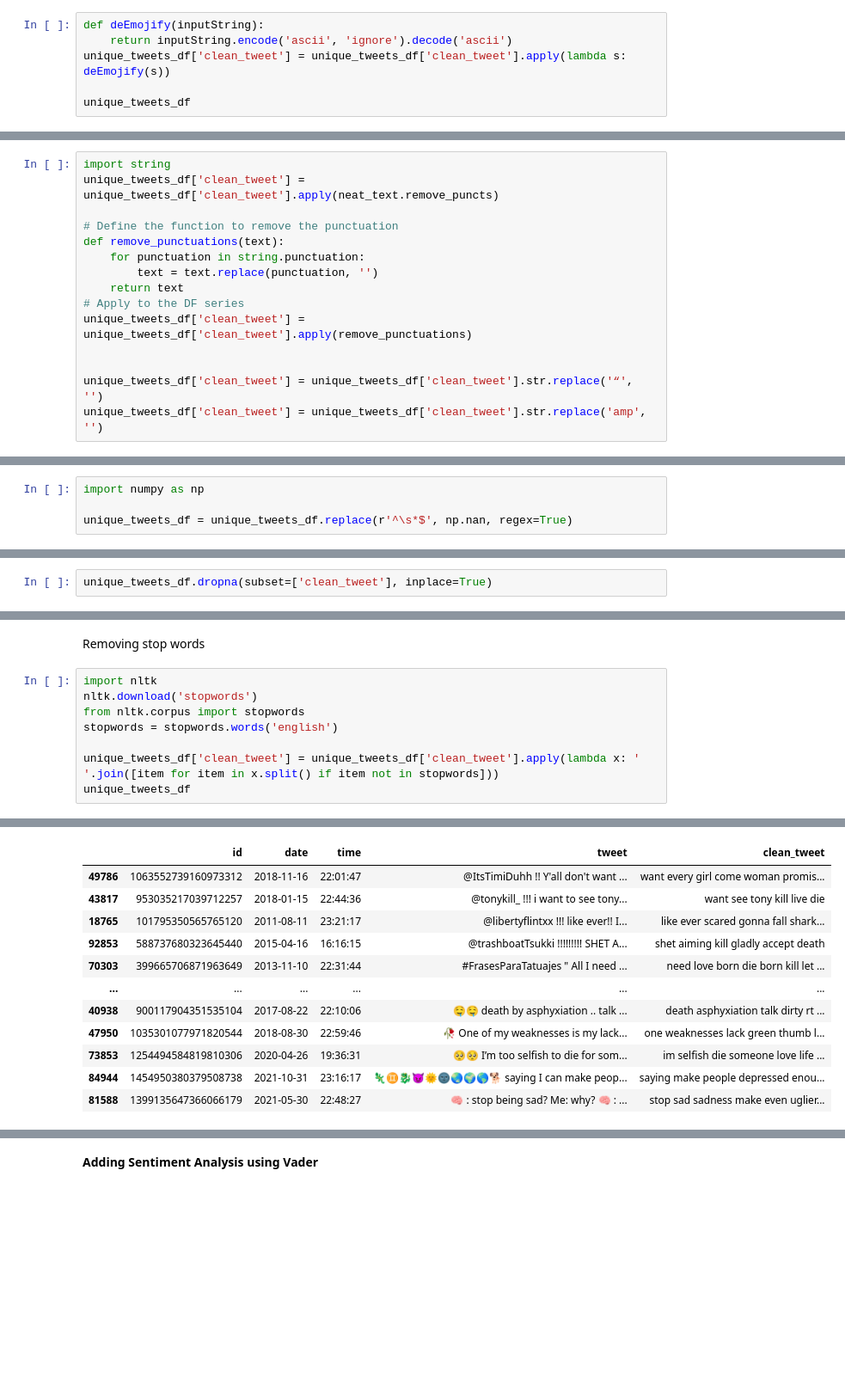
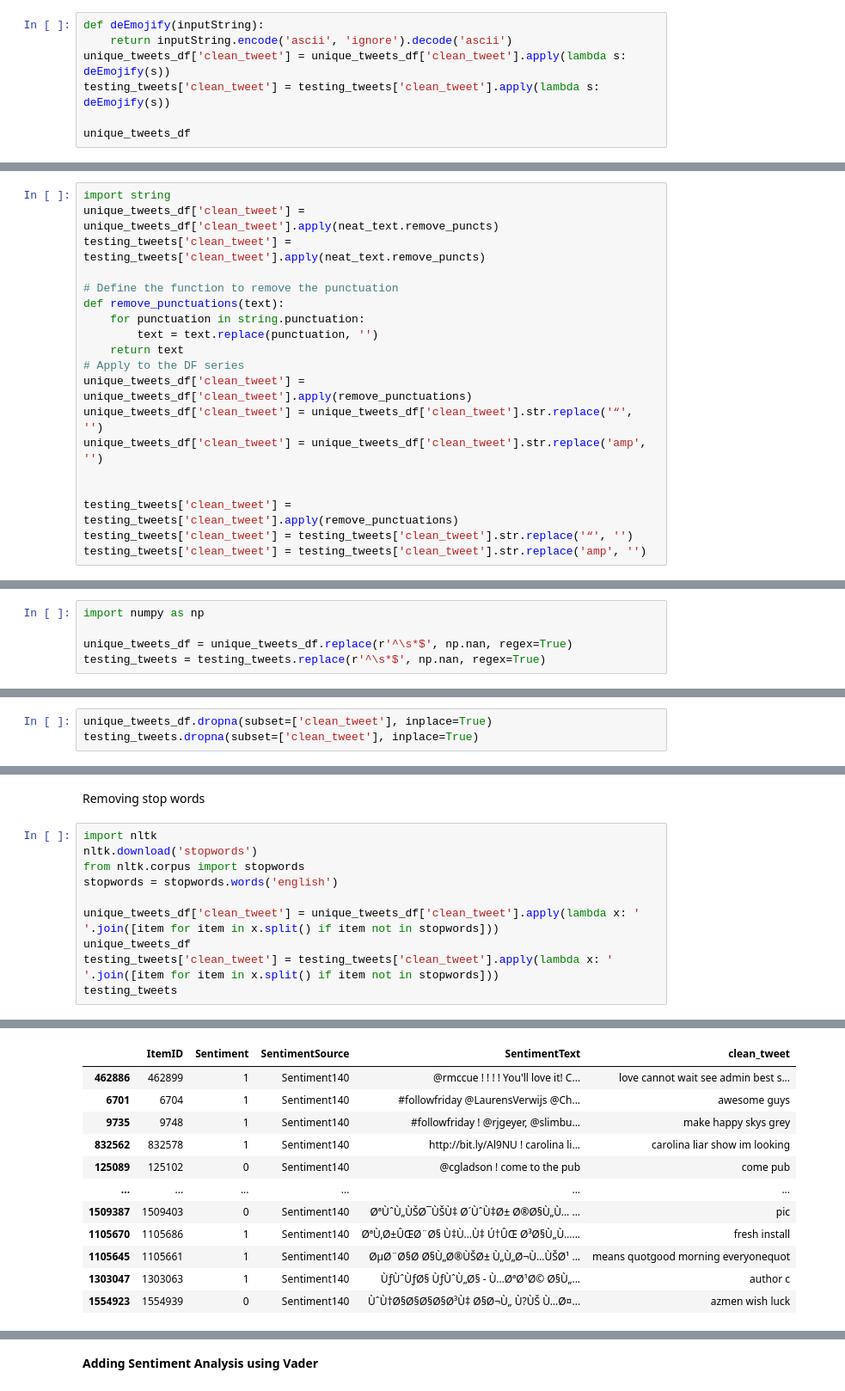
Before and after one commit to irxjxv/DataMining_Assessment, a Jupyter notebook: Twitter_Depression.ipynb, the cells around one changed output, grey strips where cells are left out. Shown at 86% size. Drawn from its saved outputs; the diff is of its cells as text; blank space fills up the shorter version.

```diff
--- a/Twitter_Depression.ipynb
+++ b/Twitter_Depression.ipynb
@@ -382,6 +540,7 @@ Remove emojis since these cannot be analysed
 def deEmojify(inputString):
     return inputString.encode('ascii', 'ignore').decode('ascii')
 unique_tweets_df['clean_tweet'] = unique_tweets_df['clean_tweet'].apply(lambda s: deEmojify(s))
+testing_tweets['clean_tweet'] = testing_tweets['clean_tweet'].apply(lambda s: deEmojify(s))
 
 unique_tweets_df
 # %% [output]
@@ -422,6 +570,7 @@ unique_tweets_df[unique_tweets_df['clean_tweet'].str.contains("dont")]
 # %%
 import string
 unique_tweets_df['clean_tweet'] = unique_tweets_df['clean_tweet'].apply(neat_text.remove_puncts)
+testing_tweets['clean_tweet'] = testing_tweets['clean_tweet'].apply(neat_text.remove_puncts)
 
 # Define the function to remove the punctuation
 def remove_punctuations(text):
@@ -430,10 +579,13 @@ def remove_punctuations(text):
     return text
 # Apply to the DF series
 unique_tweets_df['clean_tweet'] = unique_tweets_df['clean_tweet'].apply(remove_punctuations)
+unique_tweets_df['clean_tweet'] = unique_tweets_df['clean_tweet'].str.replace('“', '')
+unique_tweets_df['clean_tweet'] = unique_tweets_df['clean_tweet'].str.replace('amp', '')
 
 
-unique_tweets_df['clean_tweet'] = unique_tweets_df['clean_tweet'].str.replace('“', '')
-unique_tweets_df['clean_tweet'] = unique_tweets_df['clean_tweet'].str.replace('amp', '')
+testing_tweets['clean_tweet'] = testing_tweets['clean_tweet'].apply(remove_punctuations)
+testing_tweets['clean_tweet'] = testing_tweets['clean_tweet'].str.replace('“', '')
+testing_tweets['clean_tweet'] = testing_tweets['clean_tweet'].str.replace('amp', '')
 # %% [output]
 A value is trying to be set on a copy of a slice from a DataFrame.
 Try using .loc[row_indexer,col_indexer] = value instead
@@ -460,6 +610,7 @@ Remove missing values in clean_tweets column
 import numpy as np
 
 unique_tweets_df = unique_tweets_df.replace(r'^\s*$', np.nan, regex=True)
+testing_tweets = testing_tweets.replace(r'^\s*$', np.nan, regex=True)
 # %%
 unique_tweets_df.loc[63683]
 # %% [output]
@@ -472,6 +622,7 @@ compound_vader_score    {'neg': 0.0, 'neu': 0.0, 'pos': 0.0, 'compound...
 Name: 63683, dtype: object
 # %%
 unique_tweets_df.dropna(subset=['clean_tweet'], inplace=True)
+testing_tweets.dropna(subset=['clean_tweet'], inplace=True)
 # %%
 unique_tweets_df
 # %% [output]
@@ -498,5 +665,7 @@ stopwords = stopwords.words('english')
 
 unique_tweets_df['clean_tweet'] = unique_tweets_df['clean_tweet'].apply(lambda x: ' '.join([item for item in x.split() if item not in stopwords]))
 unique_tweets_df
+testing_tweets['clean_tweet'] = testing_tweets['clean_tweet'].apply(lambda x: ' '.join([item for item in x.split() if item not in stopwords]))
+testing_tweets
 # %% [output]
 [nltk_data] Downloading package stopwords to /root/nltk_data...
@@ -504,12 +673,12 @@ unique_tweets_df
-|  | id | date | time | tweet | clean_tweet |
-| 49786 | 1063552739160973312 | 2018-11-16 | 22:01:47 | @ItsTimiDuhh !! Y'all don't want ... | want every girl come woman promis... |
-| 43817 | 953035217039712257 | 2018-01-15 | 22:44:36 | @tonykill_ !!! i want to see tony... | want see tony kill live die |
-| 18765 | 101795350565765120 | 2011-08-11 | 23:21:17 | @libertyflintxx !!! like ever!! I... | like ever scared gonna fall shark... |
-| 92853 | 588737680323645440 | 2015-04-16 | 16:16:15 | @trashboatTsukki !!!!!!!!! SHET A... | shet aiming kill gladly accept death |
-| 70303 | 399665706871963649 | 2013-11-10 | 22:31:44 | #FrasesParaTatuajes " All I need ... | need love born die born kill let ... |
+|  | ItemID | Sentiment | SentimentSource | SentimentText | clean_tweet |
+| 462886 | 462899 | 1 | Sentiment140 | @rmccue ! ! ! ! You'll love it! C... | love cannot wait see admin best s... |
+| 6701 | 6704 | 1 | Sentiment140 | #followfriday @LaurensVerwijs @Ch... | awesome guys |
+| 9735 | 9748 | 1 | Sentiment140 | #followfriday ! @rjgeyer, @slimbu... | make happy skys grey |
+| 832562 | 832578 | 1 | Sentiment140 | http://bit.ly/Al9NU ! carolina li... | carolina liar show im looking |
+| 125089 | 125102 | 0 | Sentiment140 | @cgladson ! come to the pub | come pub |
 | ... | ... | ... | ... | ... | ... |
-| 40938 | 900117904351535104 | 2017-08-22 | 22:10:06 | 🤤🤤 death by asphyxiation .. talk ... | death asphyxiation talk dirty rt ... |
-| 47950 | 1035301077971820544 | 2018-08-30 | 22:59:46 | 🥀 One of my weaknesses is my lack... | one weaknesses lack green thumb l... |
-| 73853 | 1254494584819810306 | 2020-04-26 | 19:36:31 | 🥺🥺 I’m too selfish to die for som... | im selfish die someone love life ... |
-| 84944 | 1454950380379508738 | 2021-10-31 | 23:16:17 | 🦎♊🐉😈🌞🌚🌏🌍🌎🐕 saying I can make peop... | saying make people depressed enou... |
-| 81588 | 1399135647366066179 | 2021-05-30 | 22:48:27 | 🧠 : stop being sad? Me: why? 🧠 : ... | stop sad sadness make even uglier... |
+| 1509387 | 1509403 | 0 | Sentiment140 | ØªÙˆÙ„ÙŠØ¯ÙŠÙ‡ Ø´ÙˆÙ‡Ø± Ø®Ø§Ù„Ù… ... | pic |
+| 1105670 | 1105686 | 1 | Sentiment140 | ØªÙ‚Ø±ÛŒØ¨Ø§ Ù‡Ù…Ù‡ Ú†ÛŒ Ø³Ø§Ù„Ù…... | fresh install |
+| 1105645 | 1105661 | 1 | Sentiment140 | ØµØ¨Ø§Ø­ Ø§Ù„Ø®ÙŠØ± Ù„Ù„Ø¬Ù…ÙŠØ¹ ... | means quotgood morning everyonequot |
+| 1303047 | 1303063 | 1 | Sentiment140 | ÙƒÙˆÙƒØ§ ÙƒÙˆÙ„Ø§ - Ù…ØªØ¹Ø© Ø§Ù„... | author c |
+| 1554923 | 1554939 | 0 | Sentiment140 | ÙˆÙ†Ø§Ø§Ø§Ø§Ø³Ù‡ Ø§Ø¬Ù„ Ù?ÙŠ Ù…Ø¤... | azmen wish luck |
```
Also changed, not shown: parts of 66 cells of this notebook.
